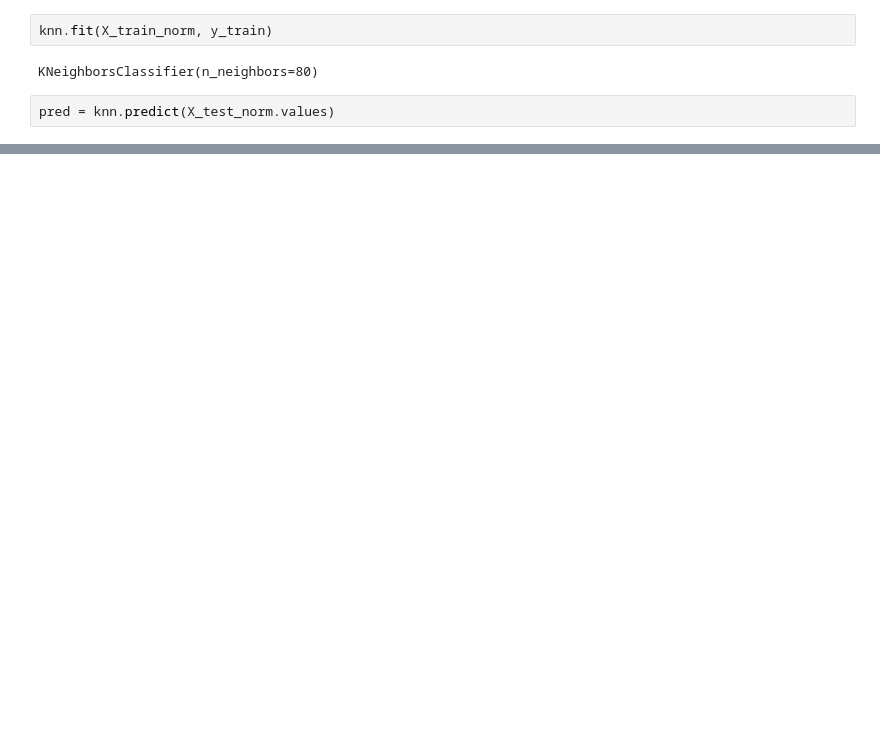
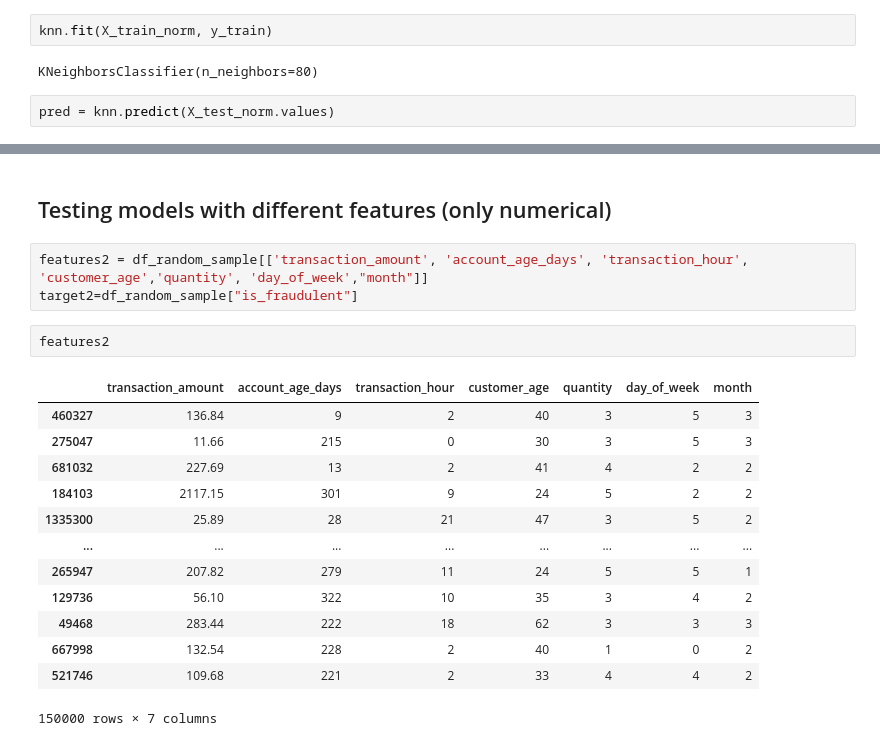
Before and after one commit to adamnowicki/fraud_detection, a Jupyter notebook: main_nb.ipynb, the cells around one changed output, grey strips where cells are left out. Cells and saved outputs as stored; diff of their text form; blank space fills up the shorter version.

```diff
--- a/main_nb.ipynb
+++ b/main_nb.ipynb
@@ -361,0 +416,21 @@ knn.score(X_test_norm.values, y_test)
+# %% [markdown]
+## Testing models with different features (only numerical)
+# %%
+features2 = df_random_sample[['transaction_amount', 'account_age_days', 'transaction_hour', 'customer_age','quantity', 'day_of_week',"month"]]
+target2=df_random_sample["is_fraudulent"]
+# %%
+features2
+# %% [output]
+|  | transaction_amount | account_age_days | transaction_hour | customer_age | quantity | day_of_week | month |
+| 460327 | 136.84 | 9 | 2 | 40 | 3 | 5 | 3 |
+| 275047 | 11.66 | 215 | 0 | 30 | 3 | 5 | 3 |
+| 681032 | 227.69 | 13 | 2 | 41 | 4 | 2 | 2 |
+| 184103 | 2117.15 | 301 | 9 | 24 | 5 | 2 | 2 |
+| 1335300 | 25.89 | 28 | 21 | 47 | 3 | 5 | 2 |
+| ... | ... | ... | ... | ... | ... | ... | ... |
+| 265947 | 207.82 | 279 | 11 | 24 | 5 | 5 | 1 |
+| 129736 | 56.10 | 322 | 10 | 35 | 3 | 4 | 2 |
+| 49468 | 283.44 | 222 | 18 | 62 | 3 | 3 | 3 |
+| 667998 | 132.54 | 228 | 2 | 40 | 1 | 0 | 2 |
+| 521746 | 109.68 | 221 | 2 | 33 | 4 | 4 | 2 |
+150000 rows × 7 columns
```
Also changed, not shown: parts of 36 cells of this notebook, 1 other file.
